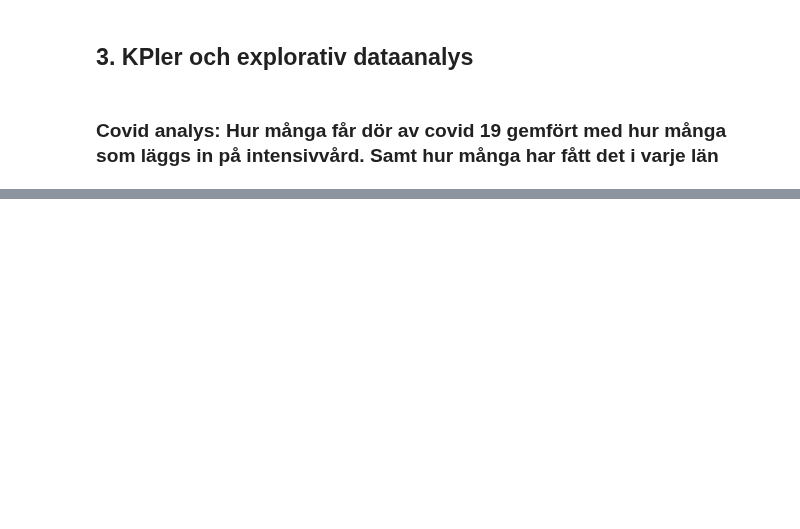
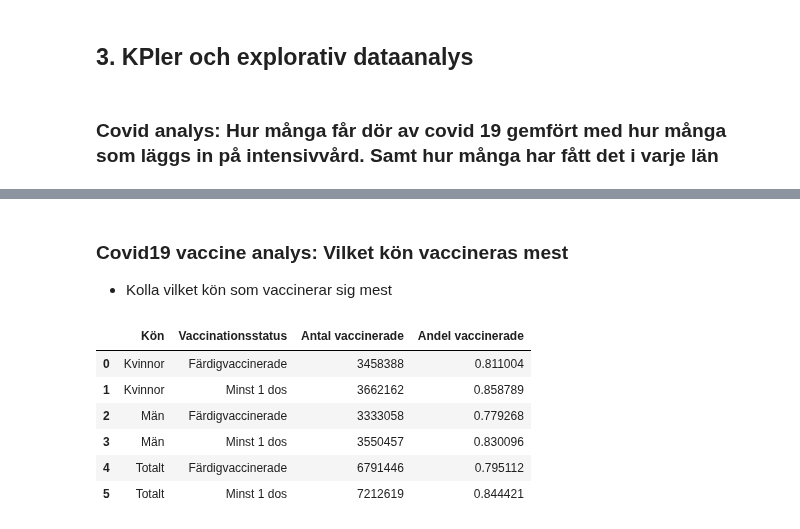
Before and after one commit to FabianAndersson17/Databehandling-Fabian-Andersson, a Jupyter notebook: Labs/Covid-19_Labb1.ipynb, the cells around one changed output, grey strips where cells are left out. Saved outputs shown, nothing was run; the diff lists cells and outputs as text; code cells hidden in the pictures; blank space fills up the shorter version.

```diff
--- a/Labs/Covid-19_Labb1.ipynb
+++ b/Labs/Covid-19_Labb1.ipynb
@@ -275,0 +299,15 @@ fig.show()
+# %% [markdown]
+### Covid19 vaccine analys: Vilket kön vaccineras mest
+- Kolla vilket kön som vaccinerar sig mest
+# %%
+# Data import och rengörelse
+vaccine_kön_data = pd.read_excel(vaccine_data_Path, sheet_name="Vaccinerade kön")
+vaccine_kön_data.groupby(["Kön", "Vaccinationsstatus"]).sum().reset_index()
+# %% [output]
+|  | Kön | Vaccinationsstatus | Antal vaccinerade | Andel vaccinerade |
+| 0 | Kvinnor | Färdigvaccinerade | 3458388 | 0.811004 |
+| 1 | Kvinnor | Minst 1 dos | 3662162 | 0.858789 |
+| 2 | Män | Färdigvaccinerade | 3333058 | 0.779268 |
+| 3 | Män | Minst 1 dos | 3550457 | 0.830096 |
+| 4 | Totalt | Färdigvaccinerade | 6791446 | 0.795112 |
+| 5 | Totalt | Minst 1 dos | 7212619 | 0.844421 |
```
Also changed, not shown: parts of 6 cells of this notebook.
